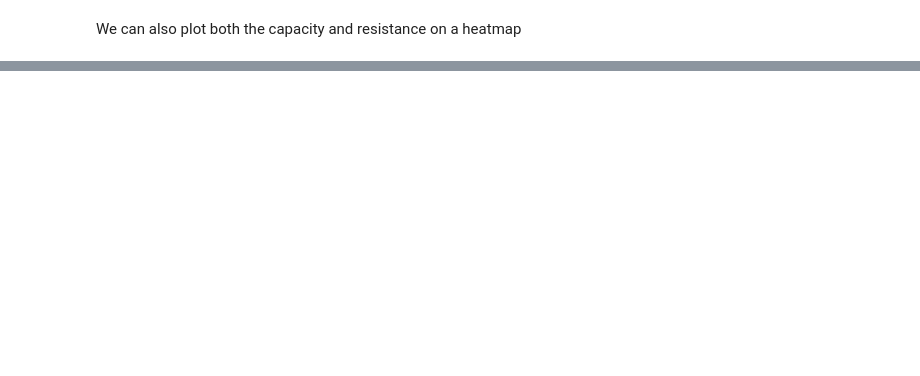
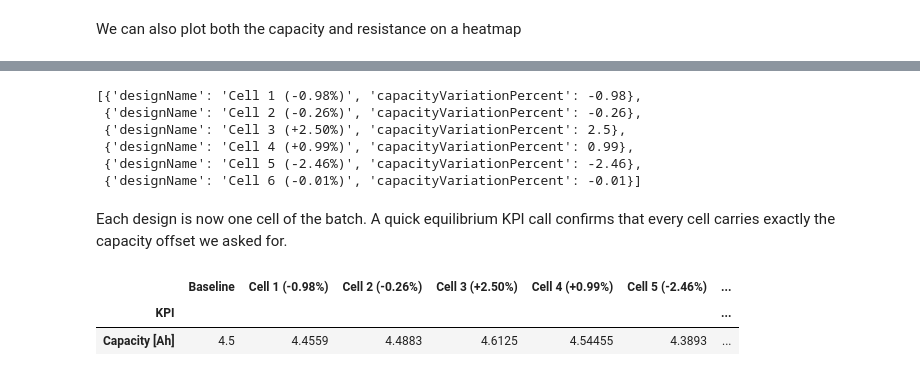
Before and after one commit to BreatheBatteries/breathe_simulate, a Jupyter notebook: docs/examples/09 Manufacturing Variability.ipynb, the cells around one changed output, grey strips where cells are left out. Cells and saved outputs as stored; diff of their text form; code cells hidden in the pictures; blank space fills up the shorter version.

```diff
--- a/docs/examples/09 Manufacturing Variability.ipynb
+++ b/docs/examples/09 Manufacturing Variability.ipynb
@@ -129,0 +138,27 @@ fig_heat = mc.plot_capacity_resistance_heatmap(
+# %%
+import numpy as np
+
+rng = np.random.default_rng(4)
+offsets = np.clip(rng.normal(0.0, 1.5, size=6), -3.0, 3.0).round(2)
+
+graded_cells = [
+    {"designName": f"Cell {i + 1} ({p:+.2f}%)", "capacityVariationPercent": float(p)}
+    for i, p in enumerate(offsets)
+]
+graded_cells
+# %% [output]
+[{'designName': 'Cell 1 (-0.98%)', 'capacityVariationPercent': -0.98},
+ {'designName': 'Cell 2 (-0.26%)', 'capacityVariationPercent': -0.26},
+ {'designName': 'Cell 3 (+2.50%)', 'capacityVariationPercent': 2.5},
+ {'designName': 'Cell 4 (+0.99%)', 'capacityVariationPercent': 0.99},
+ {'designName': 'Cell 5 (-2.46%)', 'capacityVariationPercent': -2.46},
+ {'designName': 'Cell 6 (-0.01%)', 'capacityVariationPercent': -0.01}]
+# %% [markdown]
+Each design is now one cell of the batch. A quick equilibrium KPI call confirms that every cell carries exactly the capacity offset we asked for.
+# %%
+graded_results = api.get_eqm_kpis(base_battery, graded_cells)
+graded_results.get_kpis().loc[["Capacity [Ah]"]]
+# %% [output]
+|  | Baseline | Cell 1 (-0.98%) | Cell 2 (-0.26%) | Cell 3 (+2.50%) | Cell 4 (+0.99%) | Cell 5 (-2.46%) | ... |
+| KPI |  |  |  |  |  |  | ... |
+| Capacity [Ah] | 4.5 | 4.4559 | 4.4883 | 4.6125 | 4.54455 | 4.3893 | ... |
```
Also changed, not shown: parts of 11 cells of this notebook, 2 other files.
